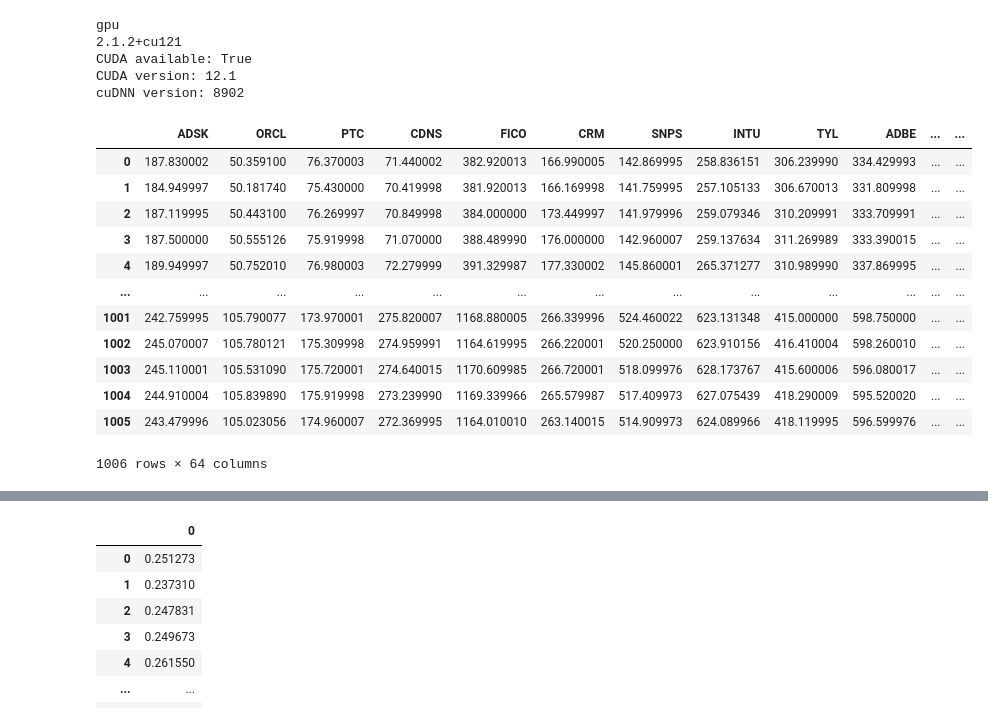
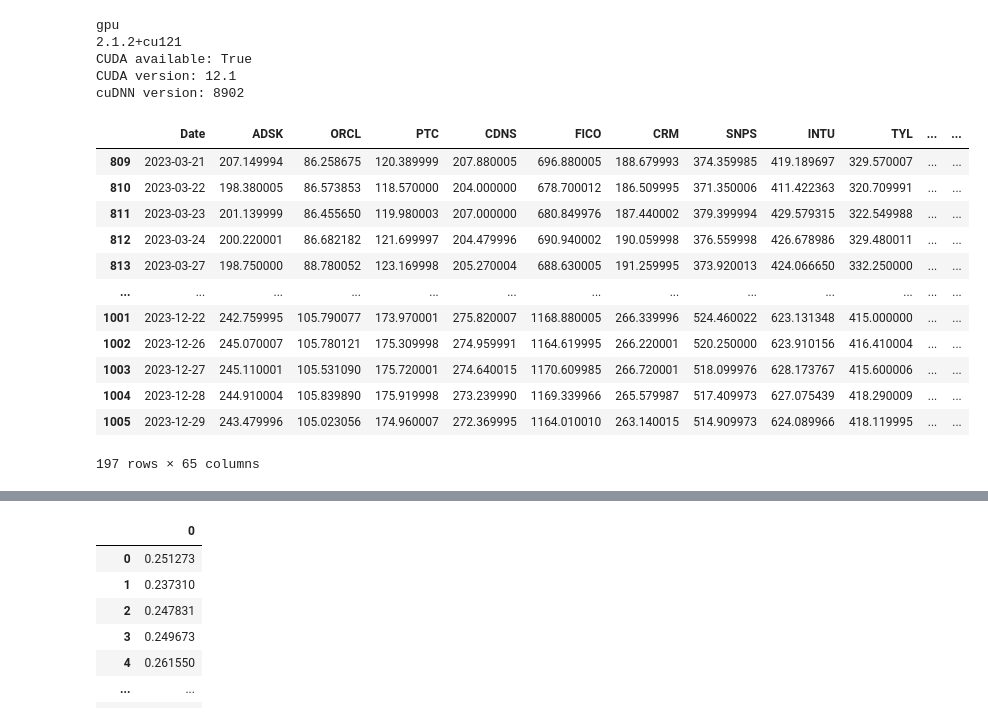
Before and after one commit to Ardaerd/Statistical-Arbitrage, a Jupyter notebook: statistical_arbitrage.ipynb, the cells around one changed output, grey strips where cells are left out. Drawn from its saved outputs; the diff is of its cells as text; code cells hidden in the pictures.

```diff
--- a/statistical_arbitrage.ipynb
+++ b/statistical_arbitrage.ipynb
@@ -27,19 +35,18 @@ cuDNN version: 8902
 # %%
 data = pd.read_csv("Technology_Firm_Stock_Price.csv")
 data = data.sort_values(by="Date")
-data = data.drop(columns=["Date"])
-data
+data.iloc[-197:]
 # %% [output]
-|  | ADSK | ORCL | PTC | CDNS | FICO | CRM | SNPS | INTU | TYL | ADBE | ... | ... |
-| 0 | 187.830002 | 50.359100 | 76.370003 | 71.440002 | 382.920013 | 166.990005 | 142.869995 | 258.836151 | 306.239990 | 334.429993 | ... | ... |
-| 1 | 184.949997 | 50.181740 | 75.430000 | 70.419998 | 381.920013 | 166.169998 | 141.759995 | 257.105133 | 306.670013 | 331.809998 | ... | ... |
-| 2 | 187.119995 | 50.443100 | 76.269997 | 70.849998 | 384.000000 | 173.449997 | 141.979996 | 259.079346 | 310.209991 | 333.709991 | ... | ... |
-| 3 | 187.500000 | 50.555126 | 75.919998 | 71.070000 | 388.489990 | 176.000000 | 142.960007 | 259.137634 | 311.269989 | 333.390015 | ... | ... |
-| 4 | 189.949997 | 50.752010 | 76.980003 | 72.279999 | 391.329987 | 177.330002 | 145.860001 | 265.371277 | 310.989990 | 337.869995 | ... | ... |
+|  | Date | ADSK | ORCL | PTC | CDNS | FICO | CRM | SNPS | INTU | TYL | ... | ... |
+| 809 | 2023-03-21 | 207.149994 | 86.258675 | 120.389999 | 207.880005 | 696.880005 | 188.679993 | 374.359985 | 419.189697 | 329.570007 | ... | ... |
+| 810 | 2023-03-22 | 198.380005 | 86.573853 | 118.570000 | 204.000000 | 678.700012 | 186.509995 | 371.350006 | 411.422363 | 320.709991 | ... | ... |
+| 811 | 2023-03-23 | 201.139999 | 86.455650 | 119.980003 | 207.000000 | 680.849976 | 187.440002 | 379.399994 | 429.579315 | 322.549988 | ... | ... |
+| 812 | 2023-03-24 | 200.220001 | 86.682182 | 121.699997 | 204.479996 | 690.940002 | 190.059998 | 376.559998 | 426.678986 | 329.480011 | ... | ... |
+| 813 | 2023-03-27 | 198.750000 | 88.780052 | 123.169998 | 205.270004 | 688.630005 | 191.259995 | 373.920013 | 424.066650 | 332.250000 | ... | ... |
 | ... | ... | ... | ... | ... | ... | ... | ... | ... | ... | ... | ... | ... |
-| 1001 | 242.759995 | 105.790077 | 173.970001 | 275.820007 | 1168.880005 | 266.339996 | 524.460022 | 623.131348 | 415.000000 | 598.750000 | ... | ... |
-| 1002 | 245.070007 | 105.780121 | 175.309998 | 274.959991 | 1164.619995 | 266.220001 | 520.250000 | 623.910156 | 416.410004 | 598.260010 | ... | ... |
-| 1003 | 245.110001 | 105.531090 | 175.720001 | 274.640015 | 1170.609985 | 266.720001 | 518.099976 | 628.173767 | 415.600006 | 596.080017 | ... | ... |
-| 1004 | 244.910004 | 105.839890 | 175.919998 | 273.239990 | 1169.339966 | 265.579987 | 517.409973 | 627.075439 | 418.290009 | 595.520020 | ... | ... |
-| 1005 | 243.479996 | 105.023056 | 174.960007 | 272.369995 | 1164.010010 | 263.140015 | 514.909973 | 624.089966 | 418.119995 | 596.599976 | ... | ... |
+| 1001 | 2023-12-22 | 242.759995 | 105.790077 | 173.970001 | 275.820007 | 1168.880005 | 266.339996 | 524.460022 | 623.131348 | 415.000000 | ... | ... |
+| 1002 | 2023-12-26 | 245.070007 | 105.780121 | 175.309998 | 274.959991 | 1164.619995 | 266.220001 | 520.250000 | 623.910156 | 416.410004 | ... | ... |
+| 1003 | 2023-12-27 | 245.110001 | 105.531090 | 175.720001 | 274.640015 | 1170.609985 | 266.720001 | 518.099976 | 628.173767 | 415.600006 | ... | ... |
+| 1004 | 2023-12-28 | 244.910004 | 105.839890 | 175.919998 | 273.239990 | 1169.339966 | 265.579987 | 517.409973 | 627.075439 | 418.290009 | ... | ... |
+| 1005 | 2023-12-29 | 243.479996 | 105.023056 | 174.960007 | 272.369995 | 1164.010010 | 263.140015 | 514.909973 | 624.089966 | 418.119995 | ... | ... |
-1006 rows × 64 columns
+197 rows × 65 columns
```
Also changed, not shown: parts of 16 cells of this notebook.
